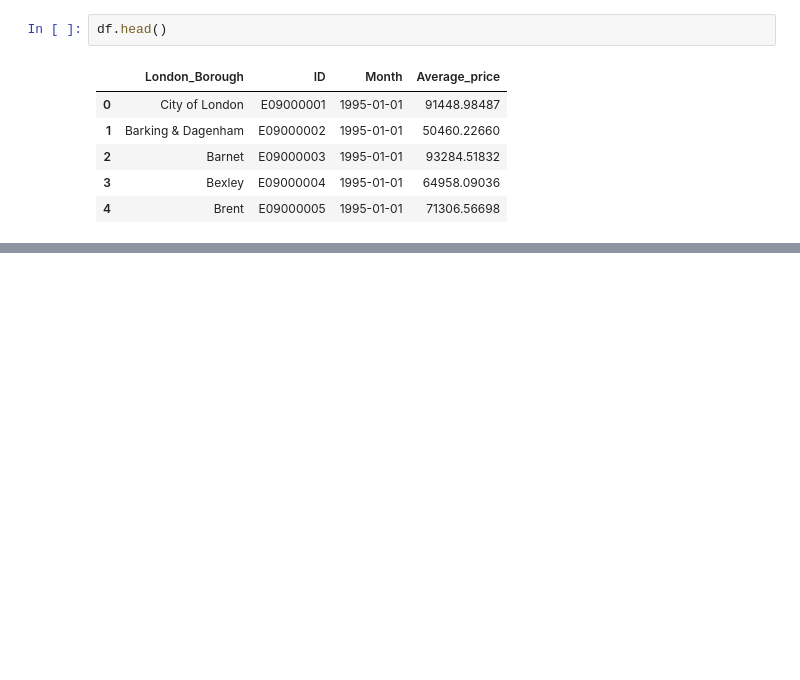
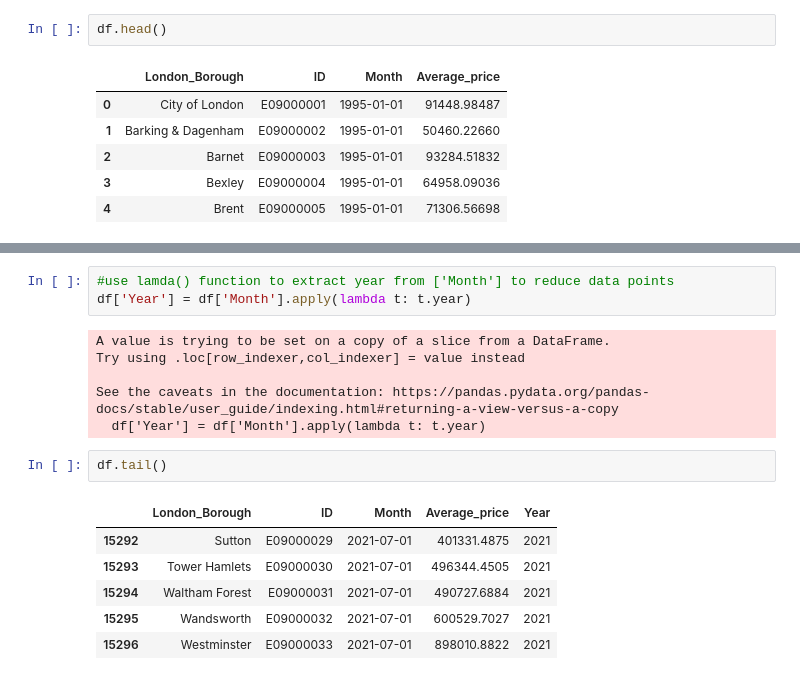
Before and after one commit to AMersman/BootcampAssingments, a Jupyter notebook: MersmanA_London_Project.ipynb, the cells around one changed output, grey strips where cells are left out. Drawn from its saved outputs; the diff is of its cells as text; blank space fills up the shorter version.

```diff
--- a/MersmanA_London_Project.ipynb
+++ b/MersmanA_London_Project.ipynb
@@ -222,0 +244,18 @@ df.head()
+# %%
+#use lamda() function to extract year from ['Month'] to reduce data points
+df['Year'] = df['Month'].apply(lambda t: t.year)
+# %% [output]
+A value is trying to be set on a copy of a slice from a DataFrame.
+Try using .loc[row_indexer,col_indexer] = value instead
+
+See the caveats in the documentation: https://pandas.pydata.org/pandas-docs/stable/user_guide/indexing.html#returning-a-view-versus-a-copy
+  df['Year'] = df['Month'].apply(lambda t: t.year)
+# %%
+df.tail()
+# %% [output]
+|  | London_Borough | ID | Month | Average_price | Year |
+| 15292 | Sutton | E09000029 | 2021-07-01 | 401331.4875 | 2021 |
+| 15293 | Tower Hamlets | E09000030 | 2021-07-01 | 496344.4505 | 2021 |
+| 15294 | Waltham Forest | E09000031 | 2021-07-01 | 490727.6884 | 2021 |
+| 15295 | Wandsworth | E09000032 | 2021-07-01 | 600529.7027 | 2021 |
+| 15296 | Westminster | E09000033 | 2021-07-01 | 898010.8822 | 2021 |
```
Also changed, not shown: parts of 29 cells of this notebook.
